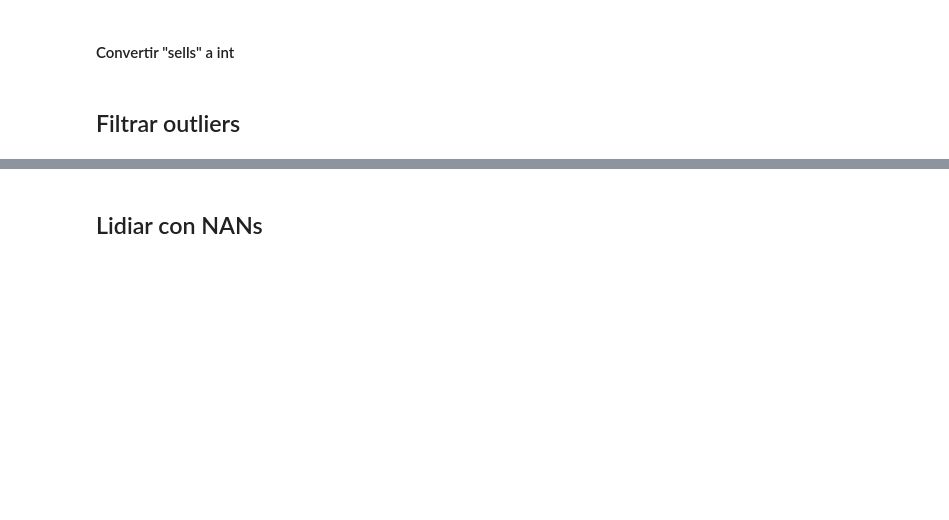
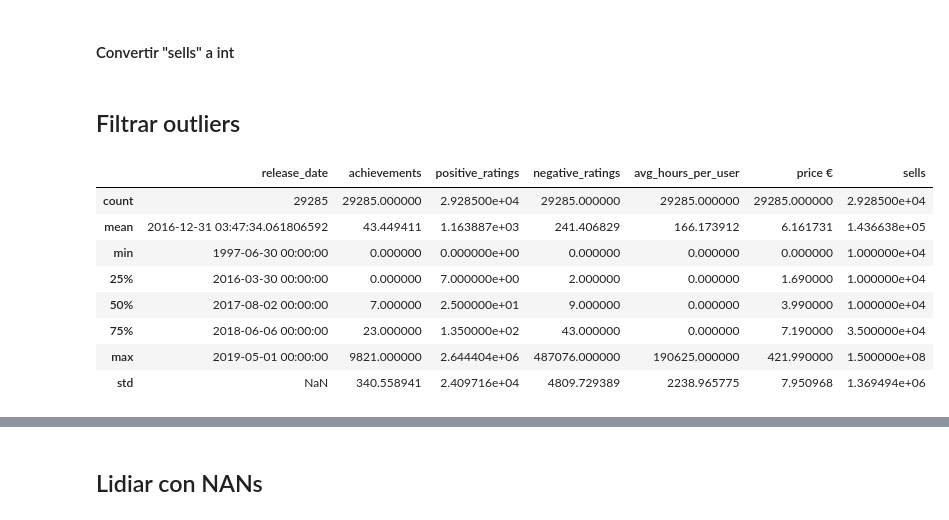
Before and after one commit to Facusc16/introduccion-a-la-ciencia-de-datos-reto-final, a Jupyter notebook: ProyectofinalVideojuegos.ipynb, the cells around one changed output, grey strips where cells are left out. Cells and saved outputs as stored; diff of their text form; code cells hidden in the pictures; blank space fills up the shorter version.

```diff
--- a/ProyectofinalVideojuegos.ipynb
+++ b/ProyectofinalVideojuegos.ipynb
@@ -283,3 +284,15 @@ df['price €'] = df['price €'].str.replace("€", "").astype(float)
 df['sells'] = df['sells'].astype('int64')
 # %% [markdown]
 ## Filtrar outliers
+# %%
+df.describe()
+# %% [output]
+|  | release_date | achievements | positive_ratings | negative_ratings | avg_hours_per_user | price € | sells |
+| count | 29285 | 29285.000000 | 2.928500e+04 | 29285.000000 | 29285.000000 | 29285.000000 | 2.928500e+04 |
+| mean | 2016-12-31 03:47:34.061806592 | 43.449411 | 1.163887e+03 | 241.406829 | 166.173912 | 6.161731 | 1.436638e+05 |
+| min | 1997-06-30 00:00:00 | 0.000000 | 0.000000e+00 | 0.000000 | 0.000000 | 0.000000 | 1.000000e+04 |
+| 25% | 2016-03-30 00:00:00 | 0.000000 | 7.000000e+00 | 2.000000 | 0.000000 | 1.690000 | 1.000000e+04 |
+| 50% | 2017-08-02 00:00:00 | 7.000000 | 2.500000e+01 | 9.000000 | 0.000000 | 3.990000 | 1.000000e+04 |
+| 75% | 2018-06-06 00:00:00 | 23.000000 | 1.350000e+02 | 43.000000 | 0.000000 | 7.190000 | 3.500000e+04 |
+| max | 2019-05-01 00:00:00 | 9821.000000 | 2.644404e+06 | 487076.000000 | 190625.000000 | 421.990000 | 1.500000e+08 |
+| std | NaN | 340.558941 | 2.409716e+04 | 4809.729389 | 2238.965775 | 7.950968 | 1.369494e+06 |
```
Also changed, not shown: parts of 14 cells of this notebook.
